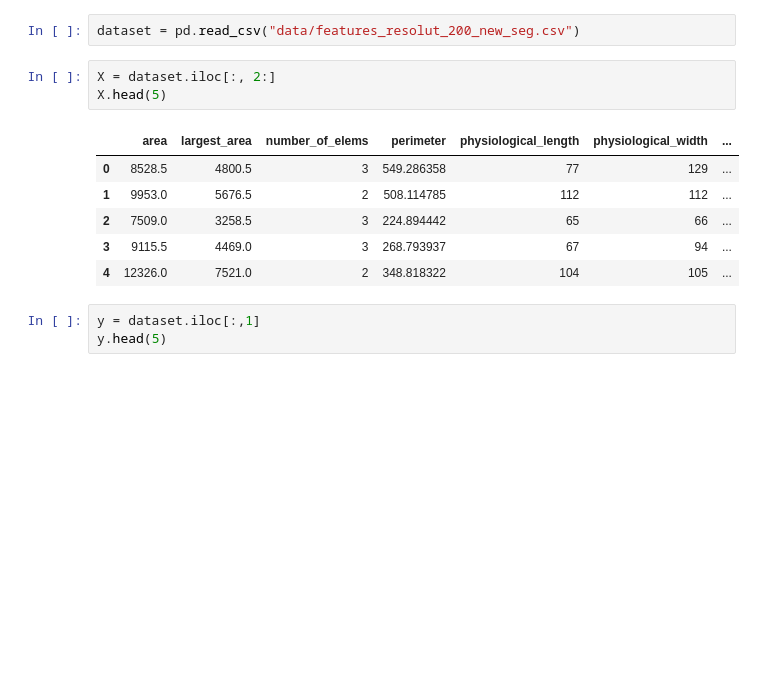
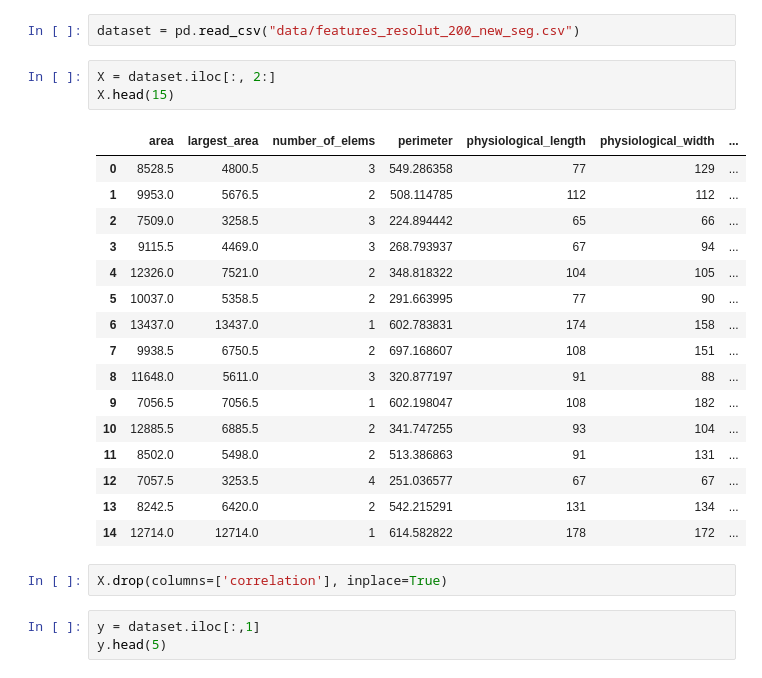
Before and after one commit to Anacriel/plant_seed_classification, a Jupyter notebook: notebooks/0.4-train-first-svm-model.ipynb, the cells around one changed output. Saved outputs shown, nothing was run; the diff lists cells and outputs as text; blank space fills up the shorter version.

```diff
--- a/notebooks/0.4-train-first-svm-model.ipynb
+++ b/notebooks/0.4-train-first-svm-model.ipynb
@@ -23,14 +23,26 @@ cd /Users/anacriel/plant_seed_classification/src
 dataset = pd.read_csv("data/features_resolut_200_new_seg.csv")
 # %%
 X = dataset.iloc[:, 2:]
-X.head(5)
+X.head(15)
 # %% [output]
 |  | area | largest_area | number_of_elems | perimeter | physiological_length | physiological_width | ... |
 | 0 | 8528.5 | 4800.5 | 3 | 549.286358 | 77 | 129 | ... |
 | 1 | 9953.0 | 5676.5 | 2 | 508.114785 | 112 | 112 | ... |
 | 2 | 7509.0 | 3258.5 | 3 | 224.894442 | 65 | 66 | ... |
 | 3 | 9115.5 | 4469.0 | 3 | 268.793937 | 67 | 94 | ... |
 | 4 | 12326.0 | 7521.0 | 2 | 348.818322 | 104 | 105 | ... |
+| 5 | 10037.0 | 5358.5 | 2 | 291.663995 | 77 | 90 | ... |
+| 6 | 13437.0 | 13437.0 | 1 | 602.783831 | 174 | 158 | ... |
+| 7 | 9938.5 | 6750.5 | 2 | 697.168607 | 108 | 151 | ... |
+| 8 | 11648.0 | 5611.0 | 3 | 320.877197 | 91 | 88 | ... |
+| 9 | 7056.5 | 7056.5 | 1 | 602.198047 | 108 | 182 | ... |
+| 10 | 12885.5 | 6885.5 | 2 | 341.747255 | 93 | 104 | ... |
+| 11 | 8502.0 | 5498.0 | 2 | 513.386863 | 91 | 131 | ... |
+| 12 | 7057.5 | 3253.5 | 4 | 251.036577 | 67 | 67 | ... |
+| 13 | 8242.5 | 6420.0 | 2 | 542.215291 | 131 | 134 | ... |
+| 14 | 12714.0 | 12714.0 | 1 | 614.582822 | 178 | 172 | ... |
+# %%
+X.drop(columns=['correlation'], inplace=True)
 # %%
 y = dataset.iloc[:,1]
 y.head(5)
```
Also changed, not shown: parts of 5 cells of this notebook, 7 other files.
